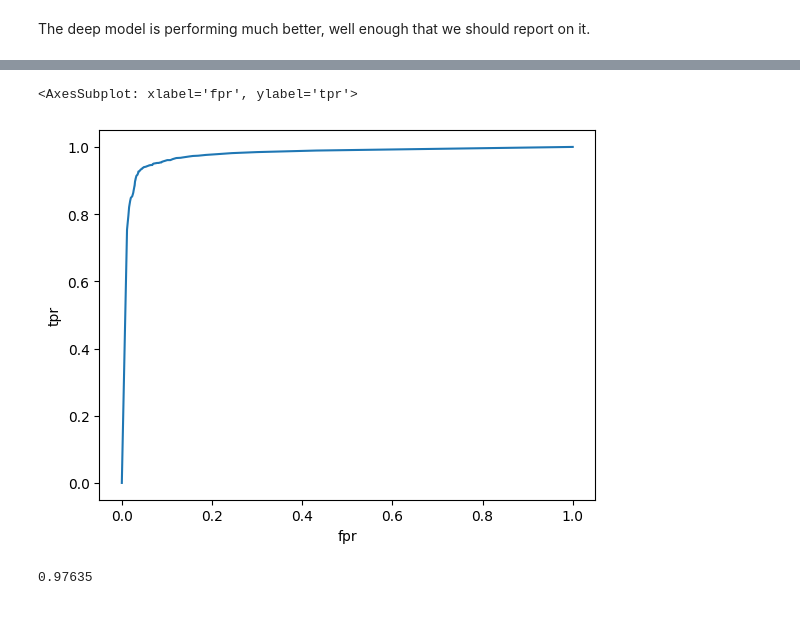
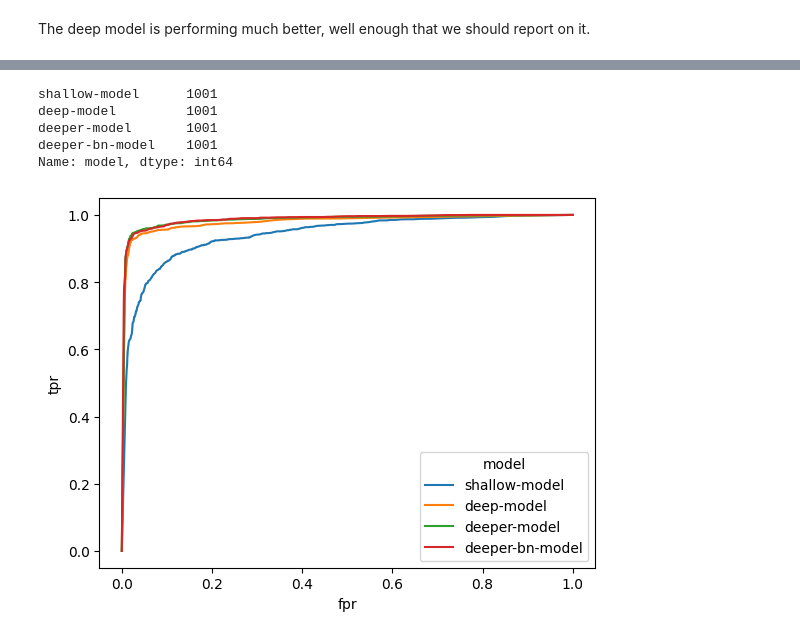
Before and after one commit to sterling-swygert/RL, a Jupyter notebook: tf_notebooks/CNNs/MalariaCells.ipynb, the cells around one changed output, grey strips where cells are left out. Saved outputs shown, nothing was run; the diff lists cells and outputs as text; code cells hidden in the pictures.

Commit message:
Cleaned up MalariaCells notebook

```diff
--- a/tf_notebooks/CNNs/MalariaCells.ipynb
+++ b/tf_notebooks/CNNs/MalariaCells.ipynb
@@ -432,0 +714,4 @@ roc_data = roc_data.rename(columns={0:'fpr', 1:'tpr'})
+# %%
+checkpoint = tf.keras.callbacks.ModelCheckpoint("deeper_bn_malaria_model.h5", save_best_only=True)
+# %%
+deeper_bn_model.fit(padded_train_ds, epochs=20, validation_data=padded_val_ds, callbacks=[early_stop, board, checkpoint])
@@ -432,0 +743,5 @@ roc_data = roc_data.rename(columns={0:'fpr', 1:'tpr'})
+# %%
+shallow_y_proba = simple_model.predict(padded_test_ds)
+deep_y_proba = deep_model.predict(padded_test_ds)
+deeper_y_proba = deeper_model.predict(padded_test_ds)
+deeper_bn_y_proba = deeper_bn_model.predict(padded_test_ds)
@@ -433,5 +801,32 @@ roc_data = roc_data.rename(columns={0:'fpr', 1:'tpr'})
+# %%
+shallow_roc_data = pd.DataFrame([shallow_fps, shallow_tps]).T
+shallow_roc_data = shallow_roc_data.rename(columns={0:'fpr', 1:'tpr'})
+shallow_roc_data['model'] = 'shallow-model'
+
+deep_roc_data = pd.DataFrame([deep_fps, deep_tps]).T
+deep_roc_data = deep_roc_data.rename(columns={0:'fpr', 1:'tpr'})
+deep_roc_data['model'] = 'deep-model'
+
+deeper_roc_data = pd.DataFrame([deeper_fps, deeper_tps]).T
+deeper_roc_data = deeper_roc_data.rename(columns={0:'fpr', 1:'tpr'})
+deeper_roc_data['model'] = 'deeper-model'
+
+deeper_bn_roc_data = pd.DataFrame([deeper_bn_fps, deeper_bn_tps]).T
+deeper_bn_roc_data = deeper_bn_roc_data.rename(columns={0:'fpr', 1:'tpr'})
+deeper_bn_roc_data['model'] = 'deeper-bn-model'
+
+all_roc_data = pd.concat([shallow_roc_data, deep_roc_data, deeper_roc_data, deeper_bn_roc_data], axis=0)
+all_roc_data = all_roc_data.reset_index()
+
+all_roc_data.model.value_counts()
+# %% [output]
+shallow-model      1001
+deep-model         1001
+deeper-model       1001
+deeper-bn-model    1001
+Name: model, dtype: int64
 # %%
-sns.lineplot(data=roc_data, x='fpr', y='tpr')
+sns.lineplot(data=all_roc_data, x='fpr', y='tpr', hue='model')
+plt.show()
 # %% [output]
-<AxesSubplot: xlabel='fpr', ylabel='tpr'>
-[figure, old version]
+[figure, new version]
@@ -444,4 +832,0 @@ def auc_score(tps, fps):
-# %%
-auc_score(tps, fps)
-# %% [output]
-0.97635
```
Also changed, not shown: parts of 96 cells of this notebook.
